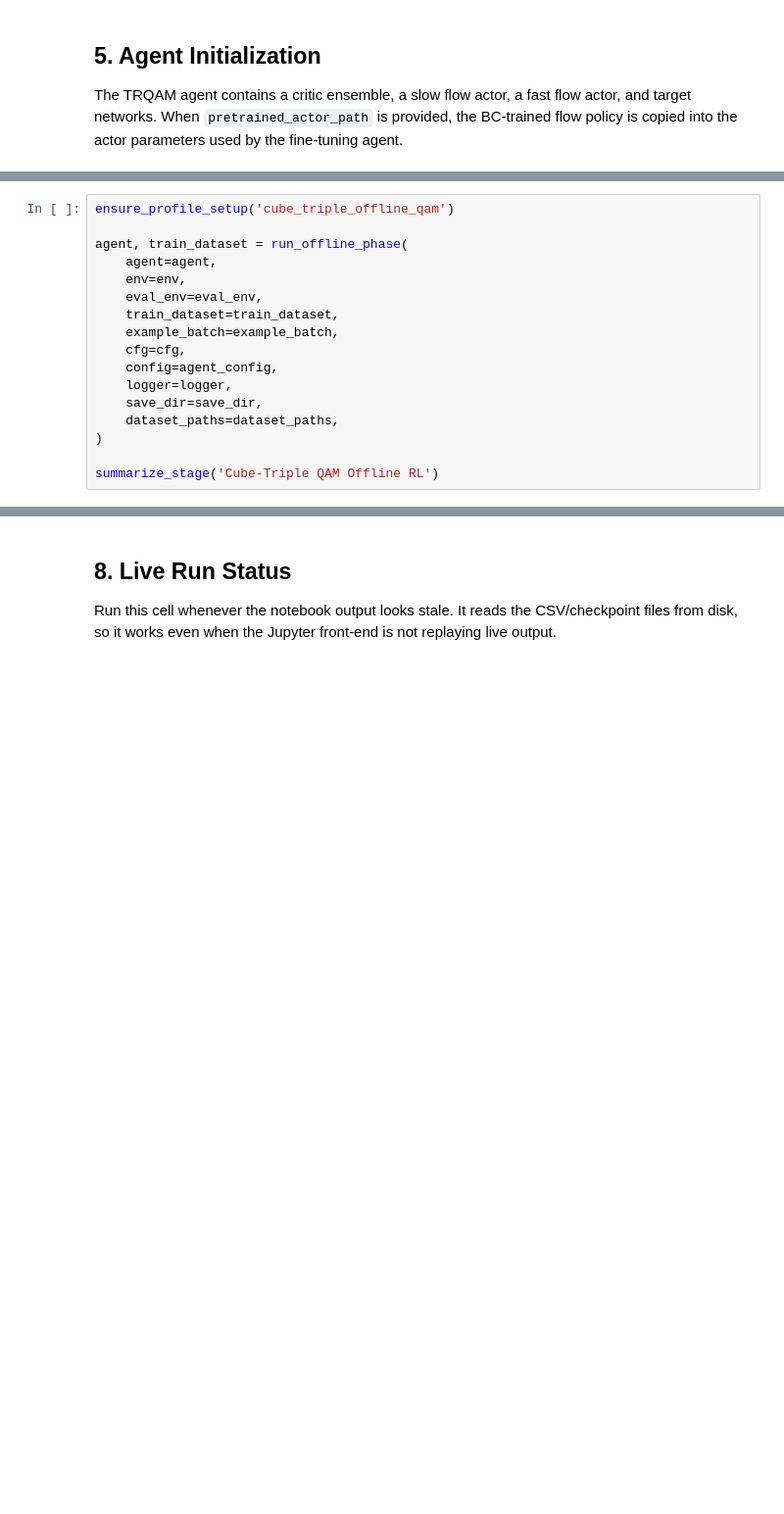
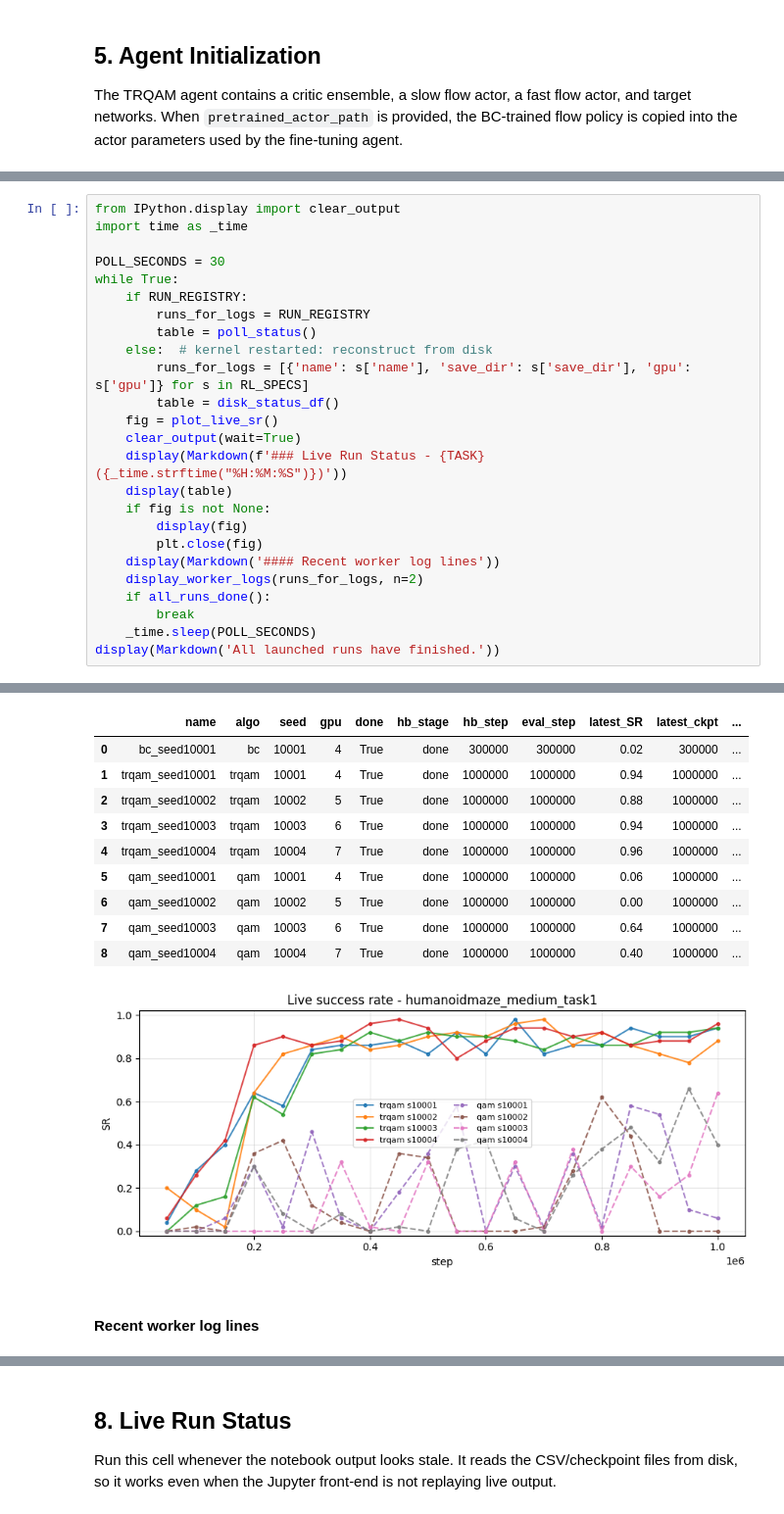
Before and after one commit to 2bhapby/trqam, a Jupyter notebook: TRQAM_Report.ipynb, the cells around one changed output, grey strips where cells are left out. Shown at 98% size. Saved outputs shown, nothing was run; the diff lists cells and outputs as text; blank space fills up the shorter version.

```diff
--- a/TRQAM_Report.ipynb
+++ b/TRQAM_Report.ipynb
@@ -1645,17 +883,0 @@ Run this cell to load the latest cube-triple BC checkpoint and start 1M-step QAM
-# %%
-ensure_profile_setup('cube_triple_offline_qam')
-
-agent, train_dataset = run_offline_phase(
-    agent=agent,
-    env=env,
-    eval_env=eval_env,
-    train_dataset=train_dataset,
-    example_batch=example_batch,
-    cfg=cfg,
-    config=agent_config,
-    logger=logger,
-    save_dir=save_dir,
-    dataset_paths=dataset_paths,
-)
-
-summarize_stage('Cube-Triple QAM Offline RL')
@@ -1661,0 +1613,26 @@ summarize_stage('Cube-Triple QAM Offline RL')
+# %%
+from IPython.display import clear_output
+import time as _time
+
+POLL_SECONDS = 30
+while True:
+    if RUN_REGISTRY:
+        runs_for_logs = RUN_REGISTRY
+        table = poll_status()
+    else:  # kernel restarted: reconstruct from disk
+        runs_for_logs = [{'name': s['name'], 'save_dir': s['save_dir'], 'gpu': s['gpu']} for s in RL_SPECS]
+        table = disk_status_df()
+    fig = plot_live_sr()
+    clear_output(wait=True)
+    display(Markdown(f'### Live Run Status - {TASK}  ({_time.strftime("%H:%M:%S")})'))
+    display(table)
+    if fig is not None:
+        display(fig)
+        plt.close(fig)
+    display(Markdown('#### Recent worker log lines'))
+    display_worker_logs(runs_for_logs, n=2)
+    if all_runs_done():
+        break
+    _time.sleep(POLL_SECONDS)
+display(Markdown('All launched runs have finished.'))
+# %% [output]
@@ -1661,0 +1640,12 @@ summarize_stage('Cube-Triple QAM Offline RL')
+|  | name | algo | seed | gpu | done | hb_stage | hb_step | eval_step | latest_SR | latest_ckpt | ... |
+| 0 | bc_seed10001 | bc | 10001 | 4 | True | done | 300000 | 300000 | 0.02 | 300000 | ... |
+| 1 | trqam_seed10001 | trqam | 10001 | 4 | True | done | 1000000 | 1000000 | 0.94 | 1000000 | ... |
+| 2 | trqam_seed10002 | trqam | 10002 | 5 | True | done | 1000000 | 1000000 | 0.88 | 1000000 | ... |
+| 3 | trqam_seed10003 | trqam | 10003 | 6 | True | done | 1000000 | 1000000 | 0.94 | 1000000 | ... |
+| 4 | trqam_seed10004 | trqam | 10004 | 7 | True | done | 1000000 | 1000000 | 0.96 | 1000000 | ... |
+| 5 | qam_seed10001 | qam | 10001 | 4 | True | done | 1000000 | 1000000 | 0.06 | 1000000 | ... |
+| 6 | qam_seed10002 | qam | 10002 | 5 | True | done | 1000000 | 1000000 | 0.00 | 1000000 | ... |
+| 7 | qam_seed10003 | qam | 10003 | 6 | True | done | 1000000 | 1000000 | 0.64 | 1000000 | ... |
+| 8 | qam_seed10004 | qam | 10004 | 7 | True | done | 1000000 | 1000000 | 0.40 | 1000000 | ... |
+[figure, added]
+#### Recent worker log lines
```
Also changed, not shown: parts of 61 cells of this notebook, 15 other files.
